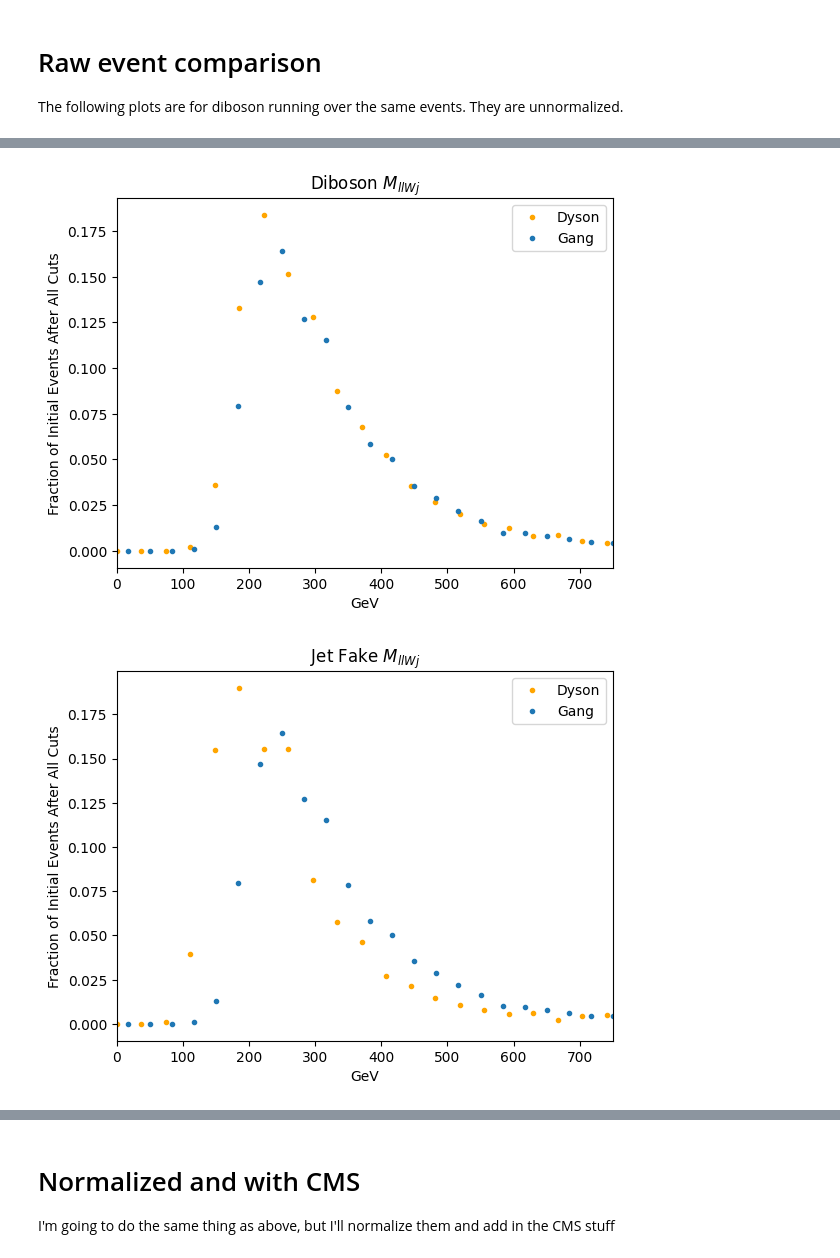
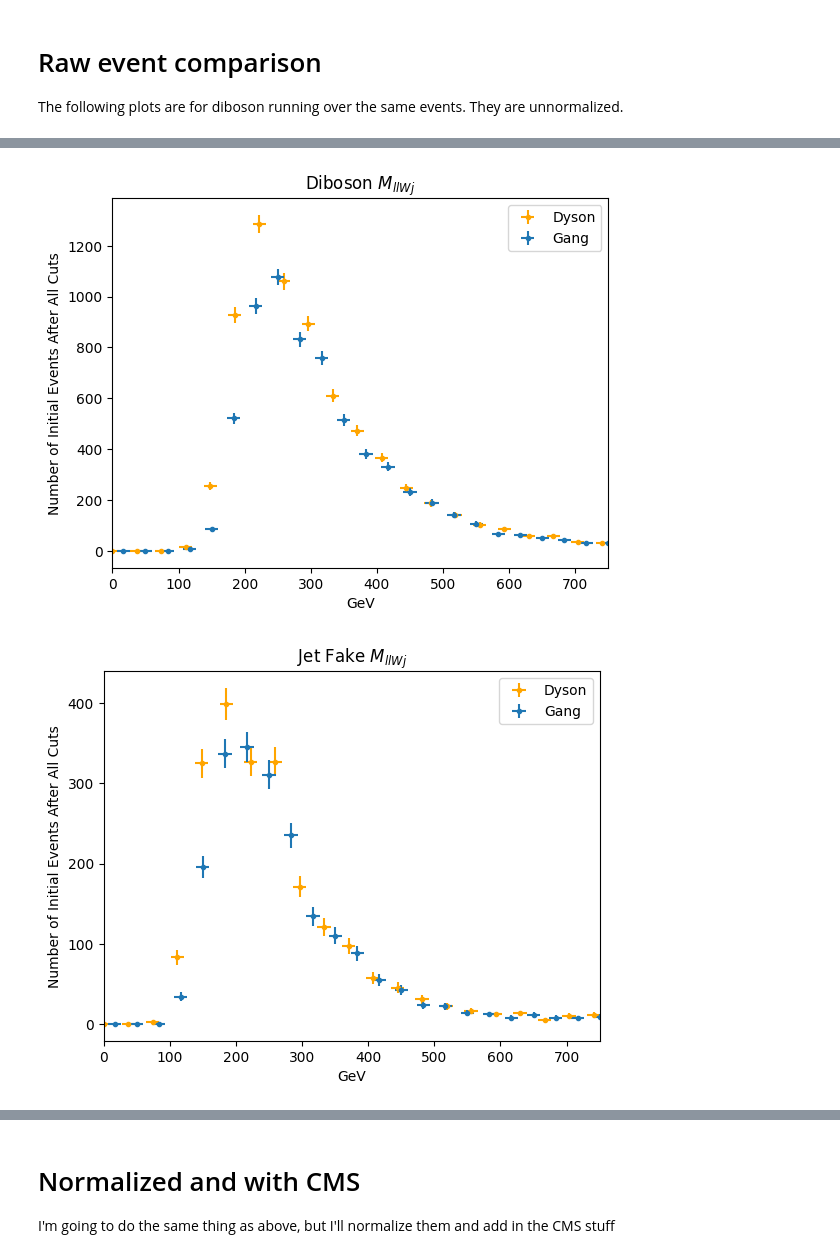
Before and after one commit to dysontk/LFVLNV, a Jupyter notebook: AnalysisAndSuch/Histos.ipynb, the cells around one changed output, grey strips where cells are left out. Cells and saved outputs as stored; diff of their text form; code cells hidden in the pictures.

```diff
--- a/AnalysisAndSuch/Histos.ipynb
+++ b/AnalysisAndSuch/Histos.ipynb
@@ -192,21 +192,21 @@ for htyp in GangDataDict:
             myDataPlot += myData[dt]['data']
             # print(GangDataPlotY)
             # print(GangDataDictFull[eTdict[dt]][htyp][:,0])
-            GangDataPlotX += GangDataDictFull[eTdict[dt]][htyp][:,1]
-            GangDataPlotY = GangDataDictFull[eTdict[dt]][htyp][:,0]
+            GangDataPlotY += GangDataDictFull[eTdict[dt]][htyp][:,1]
+            GangDataPlotX = GangDataDictFull[eTdict[dt]][htyp][:,0]
             # print(np.shape(GangDataPlotX))
             # print(np.shape(GangDataPlotY))
-        GangsY = GangDataDictFull['WZ'][htyp][:,1] + GangDataDictFull['ZZ'][htyp][:,1]
-        GangsX = GangDataDictFull['WZ'][htyp][:,0]
+        # GangsY = GangDataDictFull['WZ'][htyp][:,1] + GangDataDictFull['ZZ'][htyp][:,1]
+        # GangsX = GangDataDictFull['WZ'][htyp][:,0]
         print("Dyson total events ", np.sum(myDataPlot))
-        print("Gang's total events ", np.sum(GangsY))
+        print("Gang's total events ", np.sum(GangDataPlotY))
         # myDataPlot = myDataPlot #* CMS_nEvents
         axes.set_title(titleDGDict[dg] + ' ' + plotInfo[htyp]['title'])
         # plt.errorbar(my_y,  /n, color = 'orange', fmt='.', label='Dyson')
-        plt.errorbar(my_y,  myDataPlot/np.sum(myDataPlot), color = 'orange', fmt='.', label='Dyson')
-        plt.errorbar(GangsX, GangsY/np.sum(GangsY), fmt='.', label='Gang')
+        plt.errorbar(my_y,  myDataPlot, xerr=10, yerr=(myDataPlot)**(1/2), color = 'orange', fmt='.', label='Dyson')
+        plt.errorbar(GangDataPlotX, GangDataPlotY, xerr=10, yerr=(GangDataPlotY)**(1/2), fmt='.', label='Gang')
         plt.xlim(plotInfo[htyp]['bounds'])
-        plt.ylabel('Fraction of Initial Events After All Cuts')
+        plt.ylabel('Number of Initial Events After All Cuts')
         plt.xlabel('GeV')
         axes.legend()
 # %% [output]
@@ -230,2 +230,2 @@ Gang's total events  6556.0
-[figure, old version]
+[figure, new version]
-[figure, old version]
+[figure, new version]
```
Also changed, not shown: parts of 6 cells of this notebook, 2 other files.
